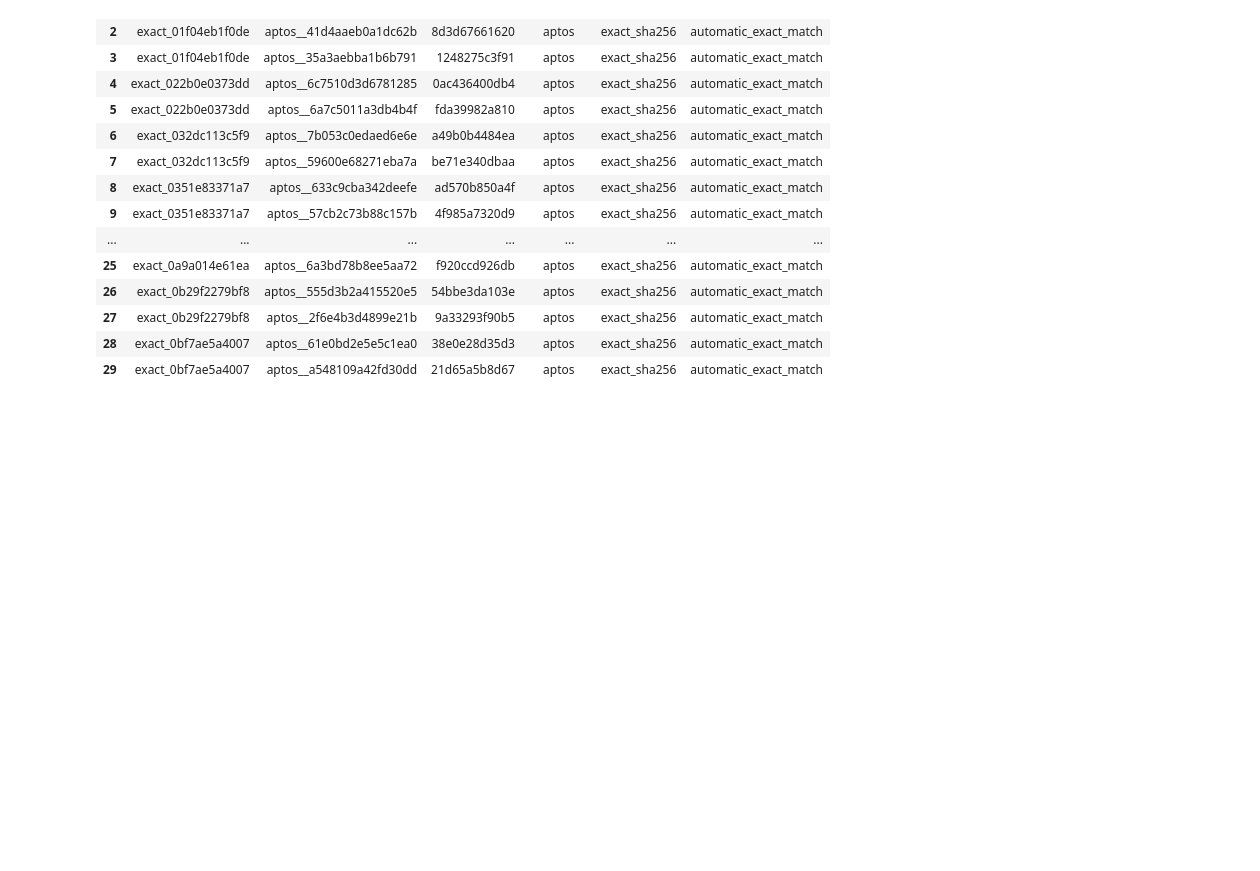
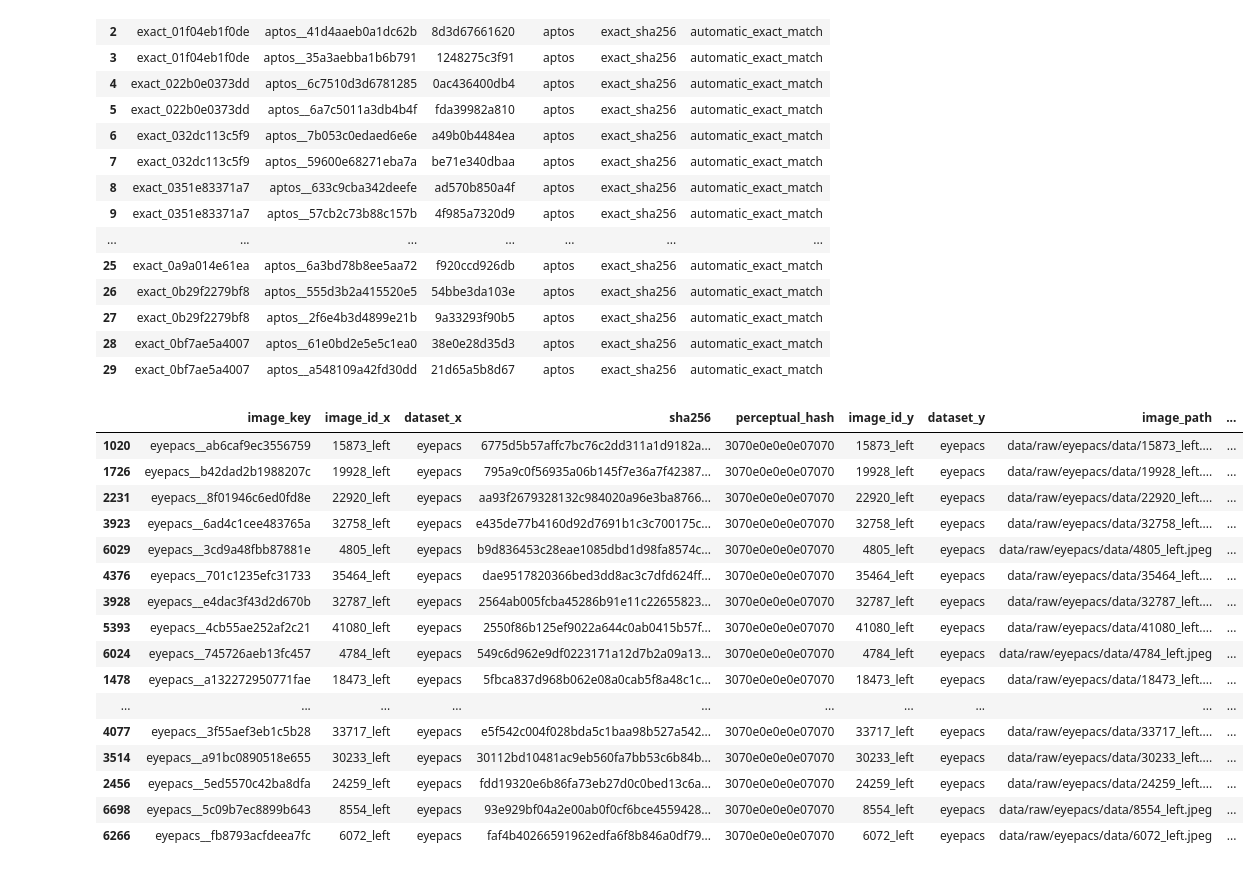
Before and after one commit to poorvanandanwar/Diabetic-Retinopathy-Screening-Project, a Jupyter notebook: notebooks/04_duplicate_detection.ipynb, the cells around one changed output. Drawn from its saved outputs; the diff is of its cells as text; code cells hidden in the pictures; blank space fills up the shorter version.

```diff
--- a/notebooks/04_duplicate_detection.ipynb
+++ b/notebooks/04_duplicate_detection.ipynb
@@ -88,3 +88,70 @@ Perceptual-hash matches were saved for manual review only.
 | 27 | exact_0b29f2279bf8 | aptos__2f6e4b3d4899e21b | 9a33293f90b5 | aptos | exact_sha256 | automatic_exact_match |
 | 28 | exact_0bf7ae5a4007 | aptos__61e0bd2e5e5c1ea0 | 38e0e28d35d3 | aptos | exact_sha256 | automatic_exact_match |
 | 29 | exact_0bf7ae5a4007 | aptos__a548109a42fd30dd | 21d65a5b8d67 | aptos | exact_sha256 | automatic_exact_match |
+# %%
+import pandas as pd
+hashes = pd.read_csv(
+    PROJECT_ROOT / "reports/tables/image_hashes.csv"
+)
+
+metadata = pd.read_csv(
+    PROJECT_ROOT / "data/metadata/unified_metadata.csv"
+)
+
+summary = pd.read_csv(
+    PROJECT_ROOT
+    / "reports/tables/perceptual_hash_review_summary.csv"
+)
+
+# Review only the 20 largest perceptual-hash collision groups.
+top_hashes = summary.head(20)["perceptual_hash"]
+
+review = (
+    hashes.loc[
+        hashes["perceptual_hash"].isin(top_hashes)
+    ]
+    .merge(
+        metadata[
+            [
+                "image_key",
+                "image_id",
+                "dataset",
+                "image_path",
+                "processed_path",
+                "model_split",
+            ]
+        ],
+        on="image_key",
+        how="left",
+    )
+    .sort_values("perceptual_hash")
+)
+
+review["manual_decision"] = "not_reviewed"
+review["action"] = "do_not_remove_automatically"
+
+review.to_csv(
+    PROJECT_ROOT
+    / "reports/tables/perceptual_hash_manual_review.csv",
+    index=False,
+)
+
+review.head(30)
+# %% [output]
+|  | image_key | image_id_x | dataset_x | sha256 | perceptual_hash | image_id_y | dataset_y | image_path | ... |
+| 1020 | eyepacs__ab6caf9ec3556759 | 15873_left | eyepacs | 6775d5b57affc7bc76c2dd311a1d9182a... | 3070e0e0e0e07070 | 15873_left | eyepacs | data/raw/eyepacs/data/15873_left.... | ... |
+| 1726 | eyepacs__b42dad2b1988207c | 19928_left | eyepacs | 795a9c0f56935a06b145f7e36a7f42387... | 3070e0e0e0e07070 | 19928_left | eyepacs | data/raw/eyepacs/data/19928_left.... | ... |
+| 2231 | eyepacs__8f01946c6ed0fd8e | 22920_left | eyepacs | aa93f2679328132c984020a96e3ba8766... | 3070e0e0e0e07070 | 22920_left | eyepacs | data/raw/eyepacs/data/22920_left.... | ... |
+| 3923 | eyepacs__6ad4c1cee483765a | 32758_left | eyepacs | e435de77b4160d92d7691b1c3c700175c... | 3070e0e0e0e07070 | 32758_left | eyepacs | data/raw/eyepacs/data/32758_left.... | ... |
+| 6029 | eyepacs__3cd9a48fbb87881e | 4805_left | eyepacs | b9d836453c28eae1085dbd1d98fa8574c... | 3070e0e0e0e07070 | 4805_left | eyepacs | data/raw/eyepacs/data/4805_left.jpeg | ... |
+| 4376 | eyepacs__701c1235efc31733 | 35464_left | eyepacs | dae9517820366bed3dd8ac3c7dfd624ff... | 3070e0e0e0e07070 | 35464_left | eyepacs | data/raw/eyepacs/data/35464_left.... | ... |
+| 3928 | eyepacs__e4dac3f43d2d670b | 32787_left | eyepacs | 2564ab005fcba45286b91e11c22655823... | 3070e0e0e0e07070 | 32787_left | eyepacs | data/raw/eyepacs/data/32787_left.... | ... |
+| 5393 | eyepacs__4cb55ae252af2c21 | 41080_left | eyepacs | 2550f86b125ef9022a644c0ab0415b57f... | 3070e0e0e0e07070 | 41080_left | eyepacs | data/raw/eyepacs/data/41080_left.... | ... |
+| 6024 | eyepacs__745726aeb13fc457 | 4784_left | eyepacs | 549c6d962e9df0223171a12d7b2a09a13... | 3070e0e0e0e07070 | 4784_left | eyepacs | data/raw/eyepacs/data/4784_left.jpeg | ... |
+| 1478 | eyepacs__a132272950771fae | 18473_left | eyepacs | 5fbca837d968b062e08a0cab5f8a48c1c... | 3070e0e0e0e07070 | 18473_left | eyepacs | data/raw/eyepacs/data/18473_left.... | ... |
+| ... | ... | ... | ... | ... | ... | ... | ... | ... | ... |
+| 4077 | eyepacs__3f55aef3eb1c5b28 | 33717_left | eyepacs | e5f542c004f028bda5c1baa98b527a542... | 3070e0e0e0e07070 | 33717_left | eyepacs | data/raw/eyepacs/data/33717_left.... | ... |
+| 3514 | eyepacs__a91bc0890518e655 | 30233_left | eyepacs | 30112bd10481ac9eb560fa7bb53c6b84b... | 3070e0e0e0e07070 | 30233_left | eyepacs | data/raw/eyepacs/data/30233_left.... | ... |
+| 2456 | eyepacs__5ed5570c42ba8dfa | 24259_left | eyepacs | fdd19320e6b86fa73eb27d0c0bed13c6a... | 3070e0e0e0e07070 | 24259_left | eyepacs | data/raw/eyepacs/data/24259_left.... | ... |
+| 6698 | eyepacs__5c09b7ec8899b643 | 8554_left | eyepacs | 93e929bf04a2e00ab0f0cf6bce4559428... | 3070e0e0e0e07070 | 8554_left | eyepacs | data/raw/eyepacs/data/8554_left.jpeg | ... |
+| 6266 | eyepacs__fb8793acfdeea7fc | 6072_left | eyepacs | faf4b40266591962edfa6f8b846a0df79... | 3070e0e0e0e07070 | 6072_left | eyepacs | data/raw/eyepacs/data/6072_left.jpeg | ... |
```
Also changed, not shown: 18 other files.
